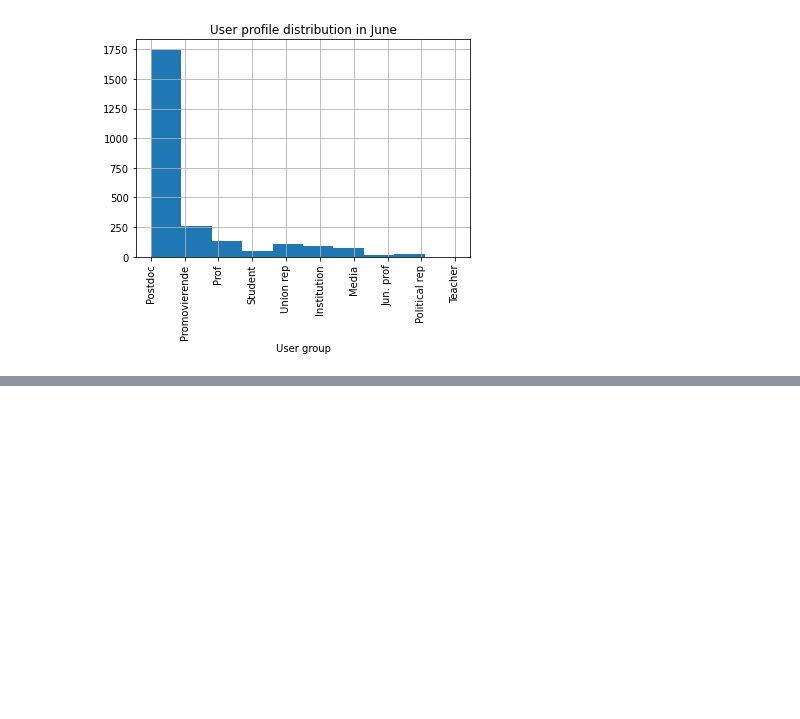
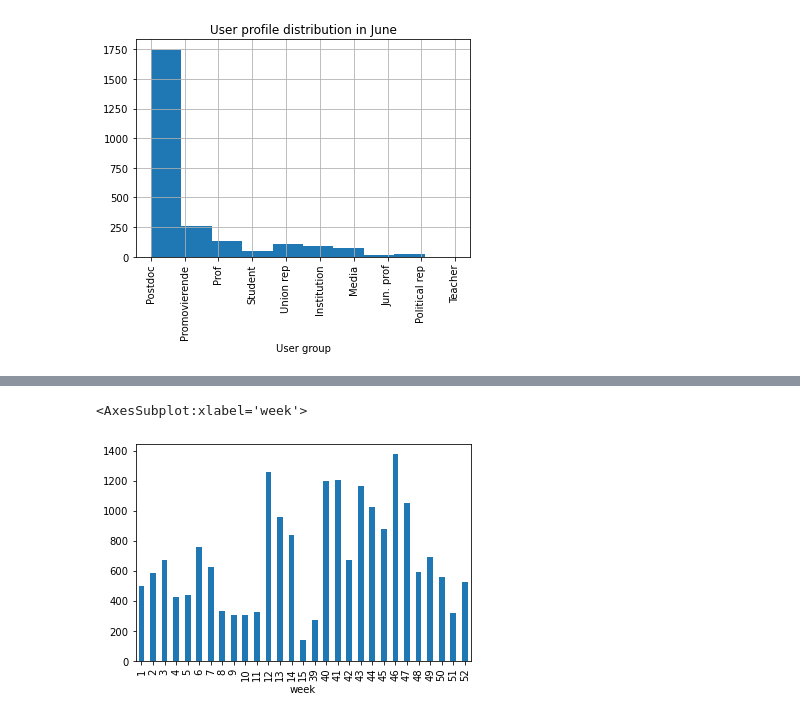
Before and after one commit to ahmadouw/IchBinHanna-Analysis, a Jupyter notebook: Data_Analysis.ipynb, the cells around one changed output, grey strips where cells are left out. Cells and saved outputs as stored; diff of their text form; code cells hidden in the pictures; blank space fills up the shorter version.

```diff
--- a/Data_Analysis.ipynb
+++ b/Data_Analysis.ipynb
@@ -547,0 +578,6 @@ plt.show()
+# %%
+df_new = pd.read_csv ('data/tweets/IchBinHanna_updated.csv')
+# %%
+#only keep tweets from 01/06/2021 - 30/09/2021
+df_new['date'] = pd.to_datetime(df_new['created_at']).dt.strftime('%Y-%m-%d %H:%M:%S')
+df_new_date = df_new.loc[(df_new['date'] > '2021-10-01 00:00:00') & (df_new['date'] <= '2022-04-14 23:59:59')]
@@ -547,0 +592,3 @@ plt.show()
+# %%
+print(len(pd.unique(df_new_date['id'])))
+df_new_date = df_new_date.drop_duplicates(subset = ['id'])
@@ -547,0 +625,2 @@ plt.show()
+# %%
+df_new_date = df_new_date.loc[(df_new_date['lang'] == "de") | (df_new_date['lang'] == "en")]
@@ -547,0 +652,6 @@ plt.show()
+# %%
+week_groups = df_new_date.groupby([pd.to_datetime(df_new_date['date']).dt.isocalendar().week]).size()
+week_groups.plot(kind='bar', legend = False)
+# %% [output]
+<AxesSubplot:xlabel='week'>
+[figure, added]
```
Also changed, not shown: parts of 33 cells of this notebook, 6 other files.
